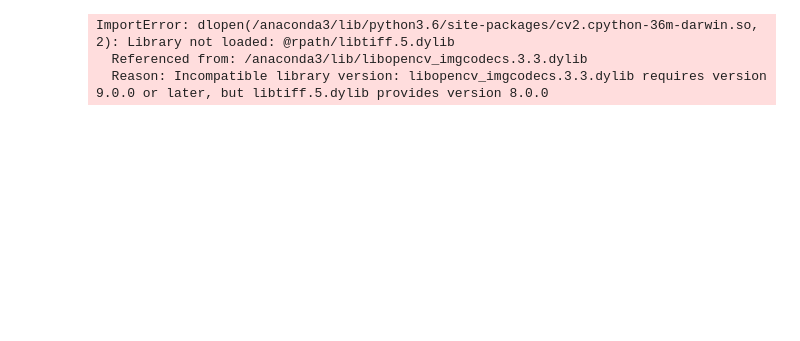
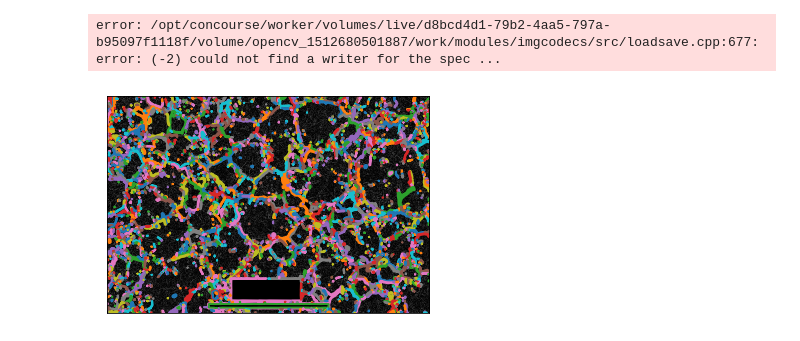
Before and after one commit to kagonzalez10/Herramientas-Computacionales-IMEC3602, a Jupyter notebook: Taller 5/Granulometría.ipynb, the cells around one changed output. Drawn from its saved outputs; the diff is of its cells as text; code cells hidden in the pictures; blank space fills up the shorter version.

```diff
--- a/Taller 5/Granulometría.ipynb
+++ b/Taller 5/Granulometría.ipynb
@@ -1,11 +1,49 @@
 # %%
 import numpy as np
 import cv2
+import sys
 from matplotlib import pyplot as plt
-img = cv2.imread('D.jpg')
+from scipy.ndimage import label
+from PIL import Image
+image_file = Image.open("Granos.png") # open colour image
+image_file.save('result.png')
+img = cv2.imread('result.png')
 gray = cv2.cvtColor(img,cv2.COLOR_BGR2GRAY)
 ret, thresh = cv2.threshold(gray,0,255,cv2.THRESH_BINARY_INV+cv2.THRESH_OTSU)
-# %% [output]
-ImportError: dlopen(/anaconda3/lib/python3.6/site-packages/cv2.cpython-36m-darwin.so, 2): Library not loaded: @rpath/libtiff.5.dylib
-  Referenced from: /anaconda3/lib/libopencv_imgcodecs.3.3.dylib
-  Reason: Incompatible library version: libopencv_imgcodecs.3.3.dylib requires version 9.0.0 or later, but libtiff.5.dylib provides version 8.0.0
+# %%
+def segment_on_dt(a, img):
+    border = cv2.dilate(img, None, iterations=5)
+    border = border - cv2.erode(border, None)
+
+    dt = cv2.distanceTransform(img, 2, 3)
+    dt = ((dt - dt.min()) / (dt.max() - dt.min()) * 255).astype(np.uint8)
+    _, dt = cv2.threshold(dt, 180, 255, cv2.THRESH_BINARY)
+    lbl, ncc = label(dt)
+    lbl = lbl * (255 / (ncc + 1))
+    # Completing the markers now.
+    lbl[border == 255] = 255
+
+    lbl = lbl.astype(np.int32)
+    cv2.watershed(a, lbl)
+
+    lbl[lbl == -1] = 0
+    lbl = lbl.astype(np.uint8)
+    return 255 - lbl
+
+img = cv2.imread('Granos.png')
+
+# Pre-processing.
+img_gray = cv2.cvtColor(img, cv2.COLOR_BGR2GRAY)
+_, img_bin = cv2.threshold(img_gray, 0, 255,
+        cv2.THRESH_OTSU)
+img_bin = cv2.morphologyEx(img_bin, cv2.MORPH_OPEN,np.ones((3, 3), dtype=int))
+
+result = segment_on_dt(img, img_bin)
+cv2.imwrite(sys.argv[2], result)
+
+result[result != 255] = 0
+result = cv2.dilate(result, None)
+img[result == 255] = (0, 0, 255)
+cv2.imwrite(sys.argv[3], img)
+# %% [output]
+error: /opt/concourse/worker/volumes/live/d8bcd4d1-79b2-4aa5-797a-b95097f1118f/volume/opencv_1512680501887/work/modules/imgcodecs/src/loadsave.cpp:677: error: (-2) could not find a writer for the spec ...
@@ -11,0 +69,24 @@ ImportError: dlopen(/anaconda3/lib/python3.6/site-packages/cv2.cpython-36m-darwi
+# %%
+from PIL import Image
+from skimage import measure
+from skimage.io import imread
+from skimage.color import rgb2gray
+from skimage.filters import sobel
+import matplotlib.pyplot as plt
+
+img = imread('Granos.png')
+img_gray = rgb2gray(img)
+img_edges = sobel(img_gray)
+contours = measure.find_contours(img_edges,0.2)
+
+fig, ax =plt.subplots()
+ax.imshow(img_edges, interpolation = 'nearest',cmap=plt.cm.gray)
+
+for n, contour in enumerate(contours):
+    ax.plot(contour[:,1],contour[:,0],linewidth=2)
+ax.axis('image')
+ax.set_xticks([])
+ax.set_yticks([])
+plt.show()
+# %% [output]
+[figure, added]
```
Also changed, not shown: parts of 2 cells of this notebook, 5 other files.
